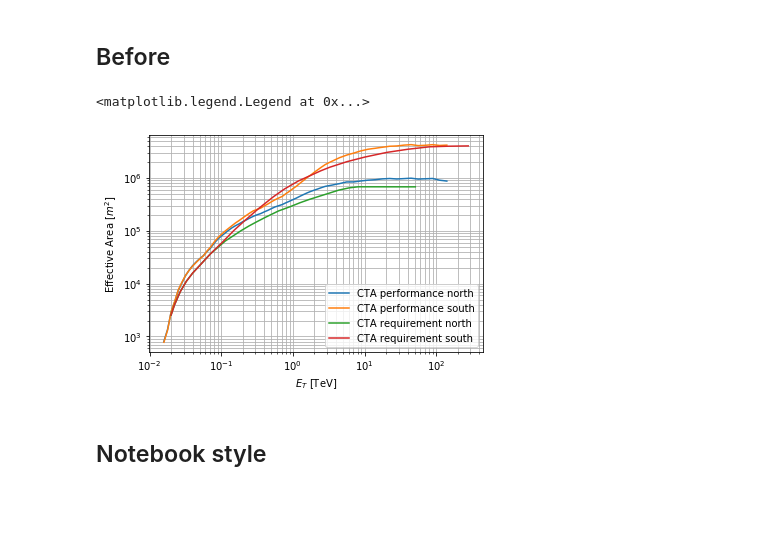
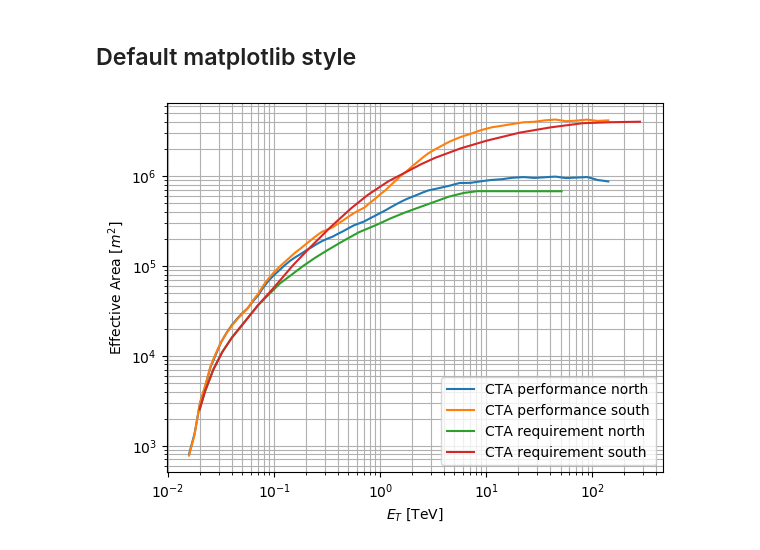
Before and after one commit to cta-observatory/ctaplot, a Jupyter notebook: examples/notebooks/style.ipynb, the cells around one changed output. Cells and saved outputs as stored; diff of their text form; code cells hidden in the pictures; blank space fills up the shorter version.

Commit message:
simply styles using matplotlib style sheets and introduces context management

```diff
--- a/examples/notebooks/style.ipynb
+++ b/examples/notebooks/style.ipynb
@@ -7,13 +17,12 @@ import matplotlib.pyplot as plt
-# %% [markdown]
-## Before
+# %% [markdown]
+## Default matplotlib style
 # %%
+mpl.rcParams.update(mpl.rcParamsDefault)
+
 ctaplot.plot_effective_area_cta_performance('north')
 ctaplot.plot_effective_area_cta_performance('south')
 ctaplot.plot_effective_area_cta_requirement('north')
 ctaplot.plot_effective_area_cta_requirement('south')
-plt.legend()
+plt.show()
 # %% [output]
-<matplotlib.legend.Legend at 0x...>
-[figure, old version]
+[figure, new version]
-# %% [markdown]
-## Notebook style
```
Also changed, not shown: parts of 19 cells of this notebook, 5 other files.
